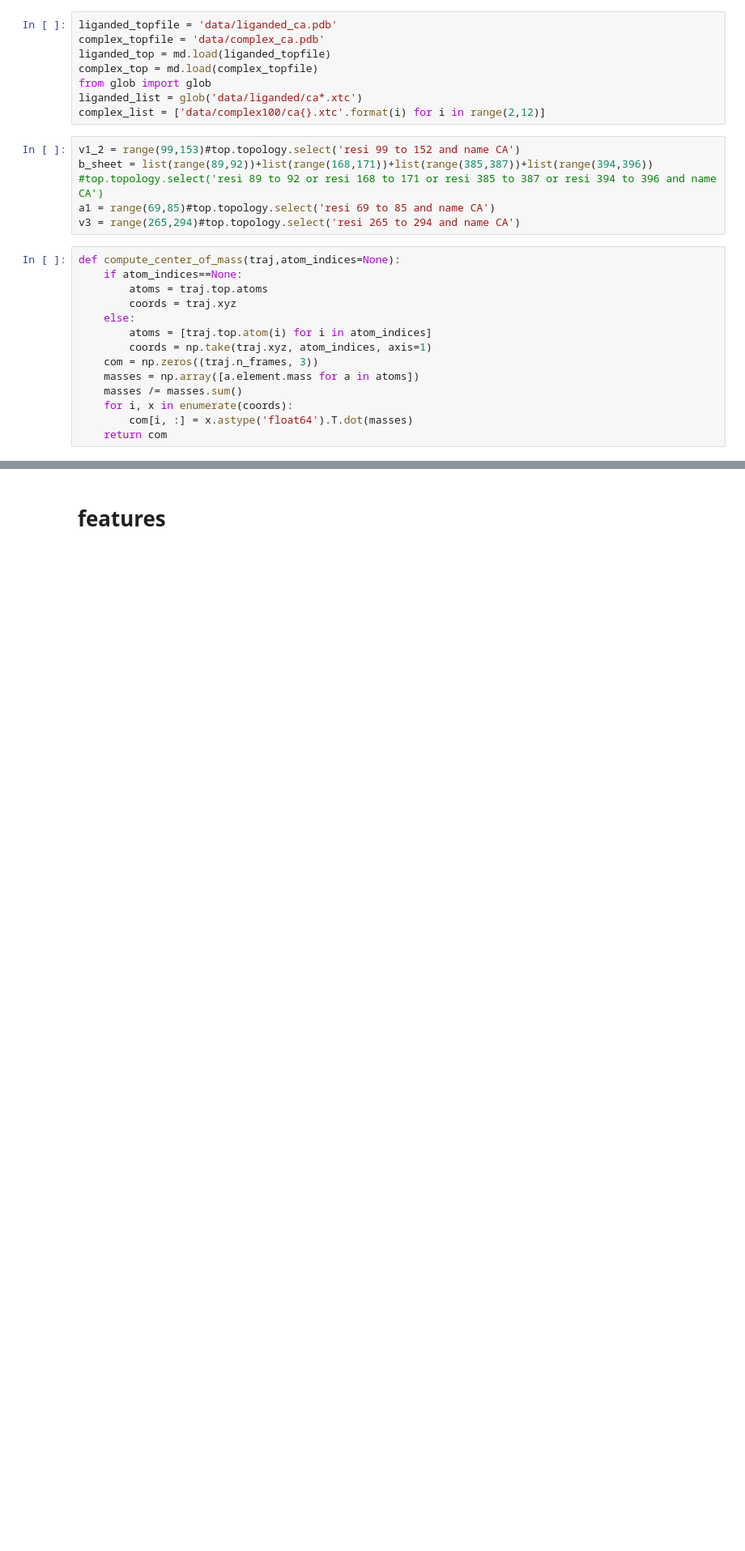
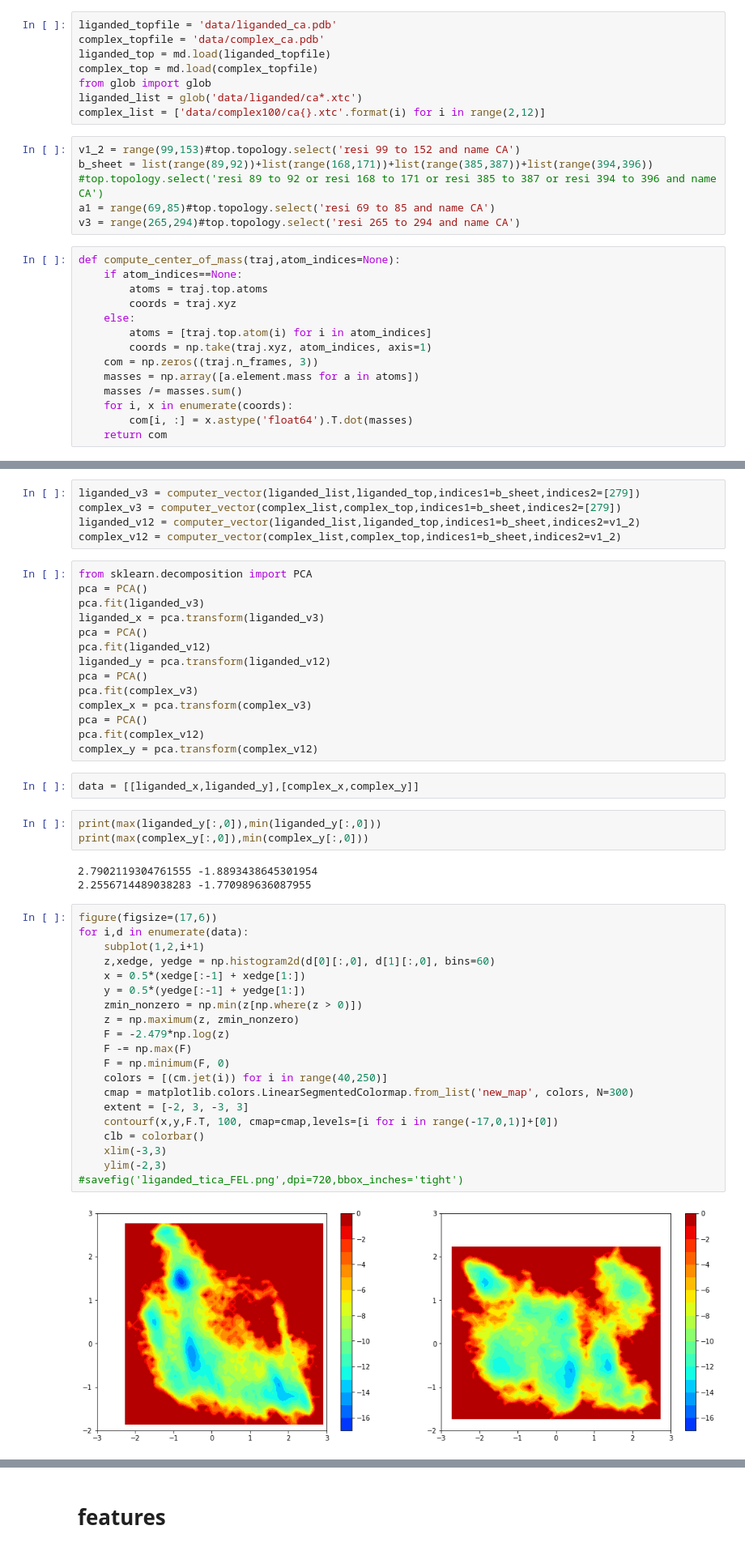
Before and after one commit to uitb/CD4-binding, a Jupyter notebook: MSMs.ipynb, the cells around one changed output, grey strips where cells are left out. Shown at 81% size. Cells and saved outputs as stored; diff of their text form; blank space fills up the shorter version.

```diff
--- a/MSMs.ipynb
+++ b/MSMs.ipynb
@@ -41,0 +44,49 @@ def compute_center_of_mass(traj,atom_indices=None):
+# %%
+liganded_v3 = computer_vector(liganded_list,liganded_top,indices1=b_sheet,indices2=[279])
+complex_v3 = computer_vector(complex_list,complex_top,indices1=b_sheet,indices2=[279])
+liganded_v12 = computer_vector(liganded_list,liganded_top,indices1=b_sheet,indices2=v1_2)
+complex_v12 = computer_vector(complex_list,complex_top,indices1=b_sheet,indices2=v1_2)
+# %%
+from sklearn.decomposition import PCA
+pca = PCA()
+pca.fit(liganded_v3)
+liganded_x = pca.transform(liganded_v3)
+pca = PCA()
+pca.fit(liganded_v12)
+liganded_y = pca.transform(liganded_v12)
+pca = PCA()
+pca.fit(complex_v3)
+complex_x = pca.transform(complex_v3)
+pca = PCA()
+pca.fit(complex_v12)
+complex_y = pca.transform(complex_v12)
+# %%
+data = [[liganded_x,liganded_y],[complex_x,complex_y]]
+# %%
+print(max(liganded_y[:,0]),min(liganded_y[:,0]))
+print(max(complex_y[:,0]),min(complex_y[:,0]))
+# %% [output]
+2.7902119304761555 -1.8893438645301954
+2.2556714489038283 -1.770989636087955
+# %%
+figure(figsize=(17,6))
+for i,d in enumerate(data):
+    subplot(1,2,i+1)
+    z,xedge, yedge = np.histogram2d(d[0][:,0], d[1][:,0], bins=60)
+    x = 0.5*(xedge[:-1] + xedge[1:])
+    y = 0.5*(yedge[:-1] + yedge[1:])
+    zmin_nonzero = np.min(z[np.where(z > 0)])
+    z = np.maximum(z, zmin_nonzero)
+    F = -2.479*np.log(z)
+    F -= np.max(F)
+    F = np.minimum(F, 0)
+    colors = [(cm.jet(i)) for i in range(40,250)]
+    cmap = matplotlib.colors.LinearSegmentedColormap.from_list('new_map', colors, N=300)
+    extent = [-2, 3, -3, 3]
+    contourf(x,y,F.T, 100, cmap=cmap,levels=[i for i in range(-17,0,1)]+[0])
+    clb = colorbar()
+    xlim(-3,3)
+    ylim(-2,3)
+#savefig('liganded_tica_FEL.png',dpi=720,bbox_inches='tight')
+# %% [output]
+[figure, added]
```
Also changed, not shown: parts of 34 cells of this notebook.
